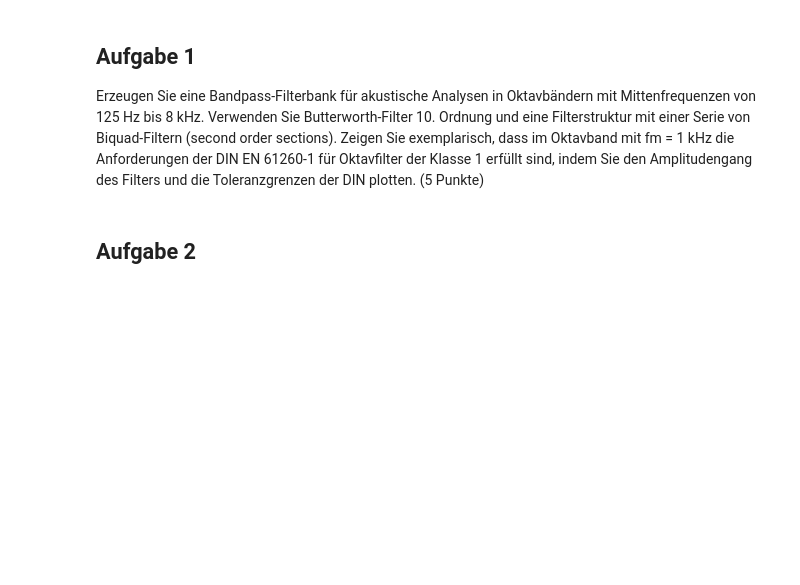
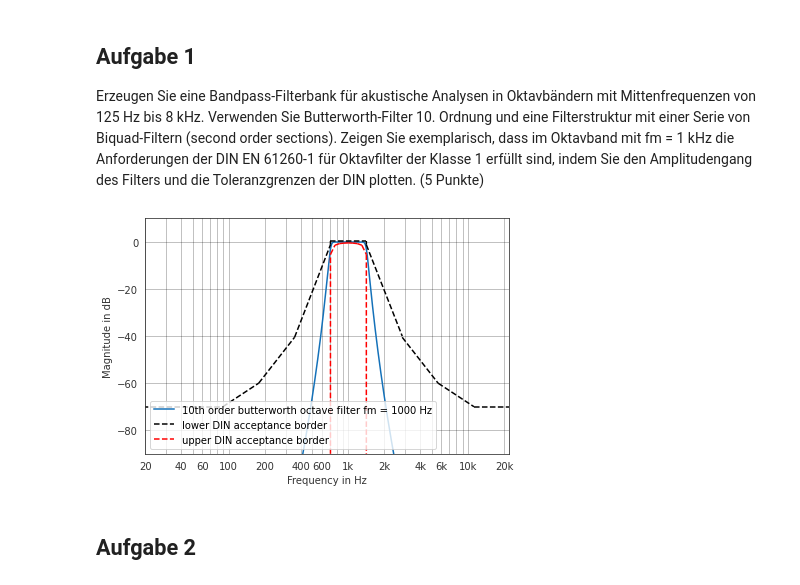
Before and after one commit to ChristianScheer97/Raumakustik_Hausaufgabe_-, a Jupyter notebook: Raumakustik_Hausaufgabe1.ipynb, the cells around one changed output. Drawn from its saved outputs; the diff is of its cells as text; code cells hidden in the pictures; blank space fills up the shorter version.

```diff
--- a/Raumakustik_Hausaufgabe1.ipynb
+++ b/Raumakustik_Hausaufgabe1.ipynb
@@ -24,39 +24,41 @@ Erzeugen Sie eine Bandpass-Filterbank für akustische Analysen in Oktavbändern
 # %%
 # Loesung Aufgabe 1
 
-%matplotlib qt
+# %matplotlib qt
 fs = 44100
 dirac = pf.signals.impulse(2**17, sampling_rate=44100)
 filterBank = pf.dsp.filter.fractional_octave_bands(dirac, 1, sampling_rate=None, freq_range=(125.0, 8000.0), order=10)
 
 pf.plot.freq(filterBank[3], label='10th order butterworth octave filter fm = 1000 Hz')
 
 f1 = 1000*(10**0.3)**-0.5
 #print(f1)
 f2 = 1000*(10**0.3)**0.5
 
 #Mittenfrequenzen
 fms = np.zeros(9)
 for j, i in enumerate(range(-4, 5)):
     fms[j] = 1000*(10**0.3)**((2*i + 1)/2)
 
 #uneven mid freqs for upper border
 fms_uneven = np.zeros(6)
 partials = [(-3/8), (-1/4), (-1/8), (1/8), (1/4), (3/8)]
 for j, i in enumerate(partials):
     fms_uneven[j] = 1000*(10**0.3)**(partials[j])
 
 # plot the lower border border of DIN EN 61260
 plt.plot([0, fms[0]], [-70, -70], label='lower DIN acceptance border', color='k', linestyle='dashed')
 plt.plot([fms[0], fms[1]], [-70, -60], [fms[1], fms[2]], [-60, -40.5], [fms[2], (f1 - 0.01)], [-40.5, -1.2], [(f1 - 0.01), f1], [-1.2, 0.4], [f1, (f2 - 0.01)], [0.4, 0.4], [(f2 - 0.01), f2], [0.4, -1.2], [f2, fms[5]], [-1.2, -40], [fms[5], fms[6]], [-40.5, -60], [fms[6], fms[7]], [-60, -70], [fms[7], len(filterBank.freq.T)], [-70, -70], color='k', linestyle='dashed')
 # plot the upper border border of DIN EN 61260
 plt.plot([(f1 - 0.01), f1],[-90, -5.3], label='upper DIN acceptance border', color='r', linestyle='dashed')
 plt.plot([f1, fms_uneven[0]], [-5.3, -1.4], [fms_uneven[0], fms_uneven[1]], [-1.4, -0.7], [fms_uneven[1], fms_uneven[2]], [-0.7, -0.5], [fms_uneven[2], 1000], [-0.5, -0.4], [1000, fms_uneven[3]], [-0.4, -0.5], [fms_uneven[3], fms_uneven[4]], [-0.5, -0.7], [fms_uneven[4], fms_uneven[5]], [-0.7, -1.4], [fms_uneven[5], (f2 - 0.01)], [-1.4, -5.3], [(f2 - 0.01), f2], [-5.3, -90], color='r', linestyle='dashed')
 
-plt.legend()
+plt.legend(loc='lower left')
 
 # interactive plot so you can zoom in
 plt.show()
+# %% [output]
+[figure, added]
 # %% [markdown]
 ## Aufgabe 2
 # %% [markdown]
```
Also changed, not shown: parts of 6 cells of this notebook.
